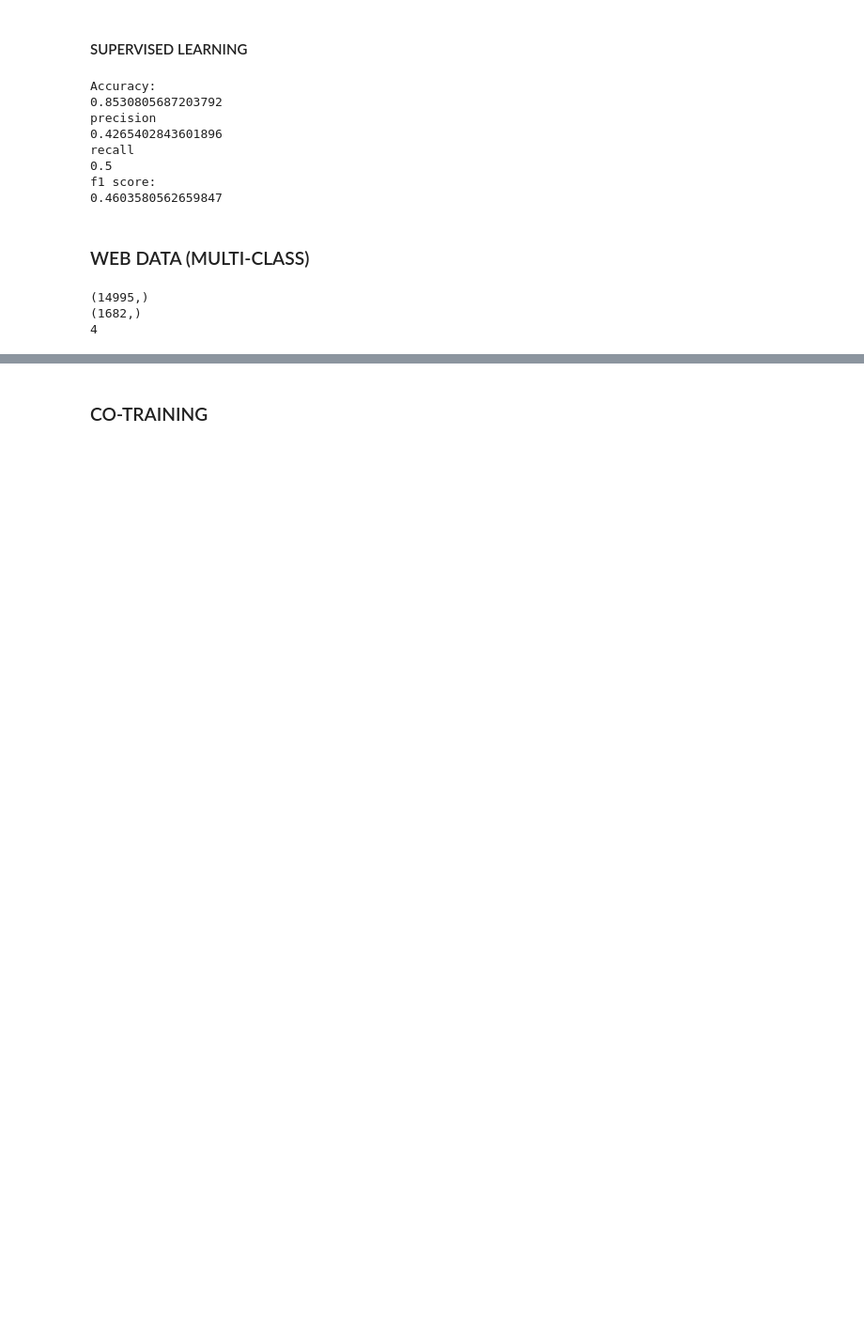
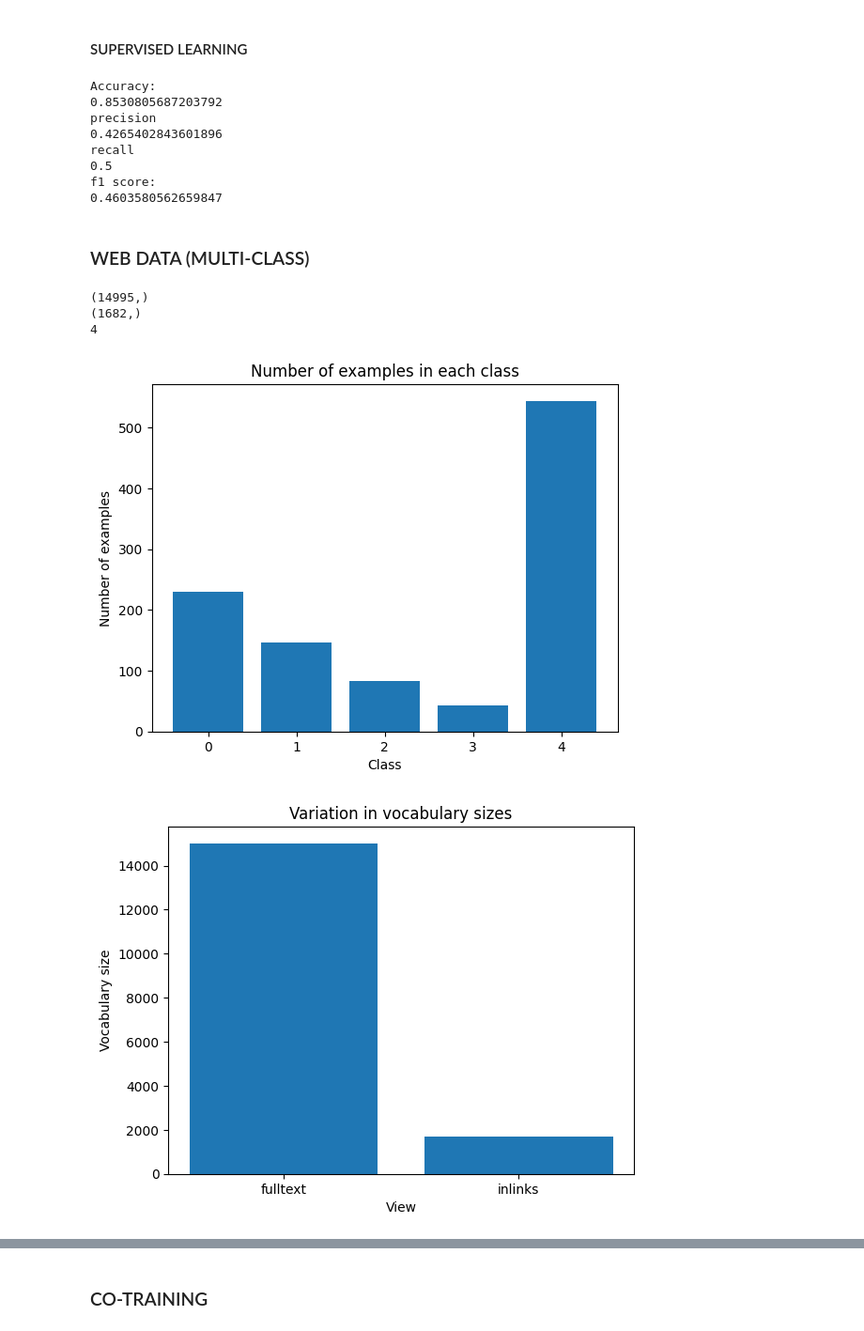
Before and after one commit to Shravya1234567/Combining_Labeled_and_Unlabeled_Data_with_Co-Training, a Jupyter notebook: project.ipynb, the cells around one changed output, grey strips where cells are left out. Shown at 94% size. Cells and saved outputs as stored; diff of their text form; code cells hidden in the pictures; blank space fills up the shorter version.

```diff
--- a/project.ipynb
+++ b/project.ipynb
@@ -421,8 +470,8 @@ for filename in os.listdir('data/course-cotrain-data/inlinks/course'):
     X_inlink.append(get_text('data/course-cotrain-data/inlinks/course/'+filename))
     Y_inlink.append('course')
 
-X_fulltext = get_bag_of_words(X_fulltext)
-X_inlink = get_bag_of_words(X_inlink)
+X_fulltext,vocab_fulltext = get_bag_of_words(X_fulltext)
+X_inlink, vocab_inlinks = get_bag_of_words(X_inlink)
 
 X_fulltext = X_fulltext.toarray()
 X_inlink = X_inlink.toarray()
@@ -447,6 +496,23 @@ print(data['y'][0])
 (14995,)
 (1682,)
 4
+# %%
+import matplotlib.pyplot as plt
+plt.bar(['0','1','2','3','4'],[np.sum(Y_fulltext==0),np.sum(Y_fulltext==1),np.sum(Y_fulltext==2),np.sum(Y_fulltext==3),np.sum(Y_fulltext==4)])
+plt.xlabel('Class')
+plt.ylabel('Number of examples')
+plt.title('Number of examples in each class')
+plt.show()
+
+#plot of vocabulary size vs view
+plt.bar(['fulltext','inlinks'],[len(vocab_fulltext),len(vocab_inlinks)])
+plt.xlabel('View')
+plt.ylabel('Vocabulary size')
+plt.title('Variation in vocabulary sizes')
+plt.show()
+# %% [output]
+[figure, added]
+[figure, added]
 # %%
 # train test split
 X_train, X_test, y_train, y_test = train_test_split(data['x'], data['y'], test_size=0.2, random_state=0,shuffle=True)
```
Also changed, not shown: parts of 13 cells of this notebook.
